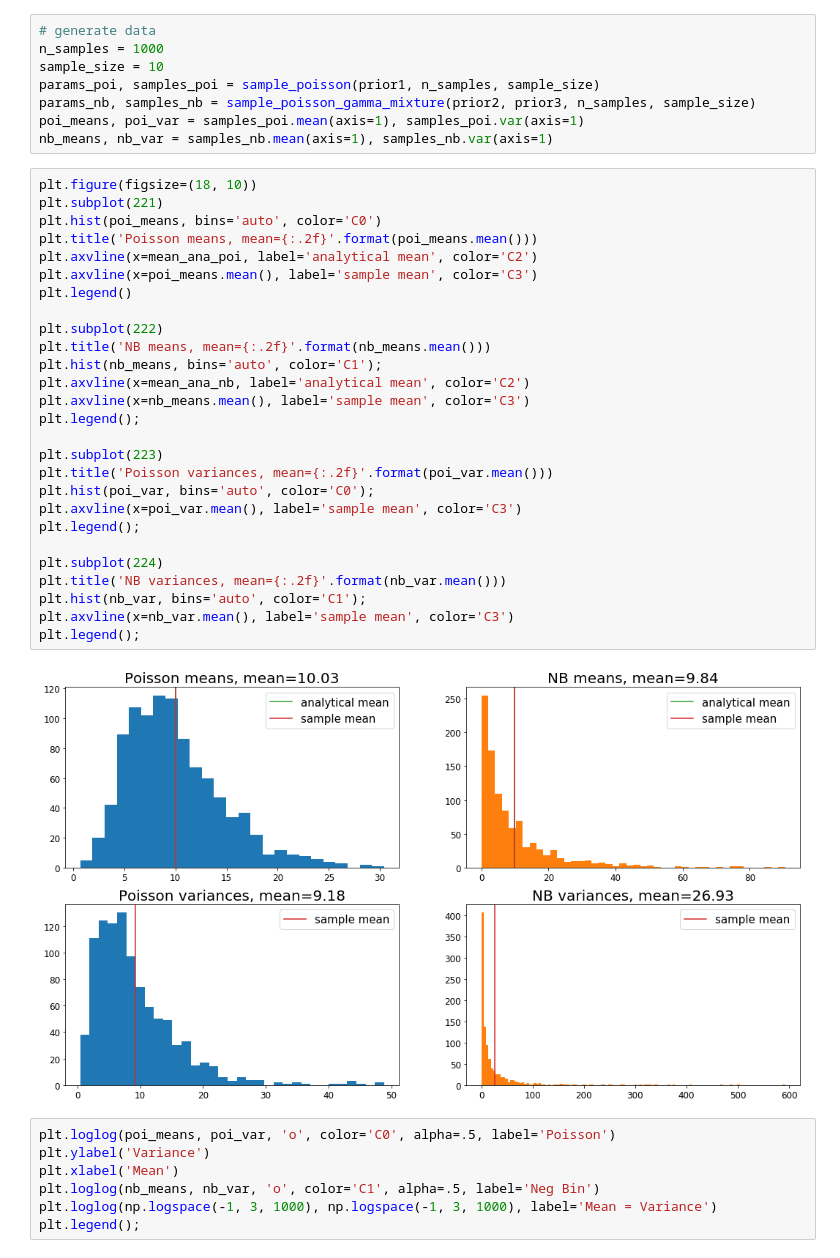
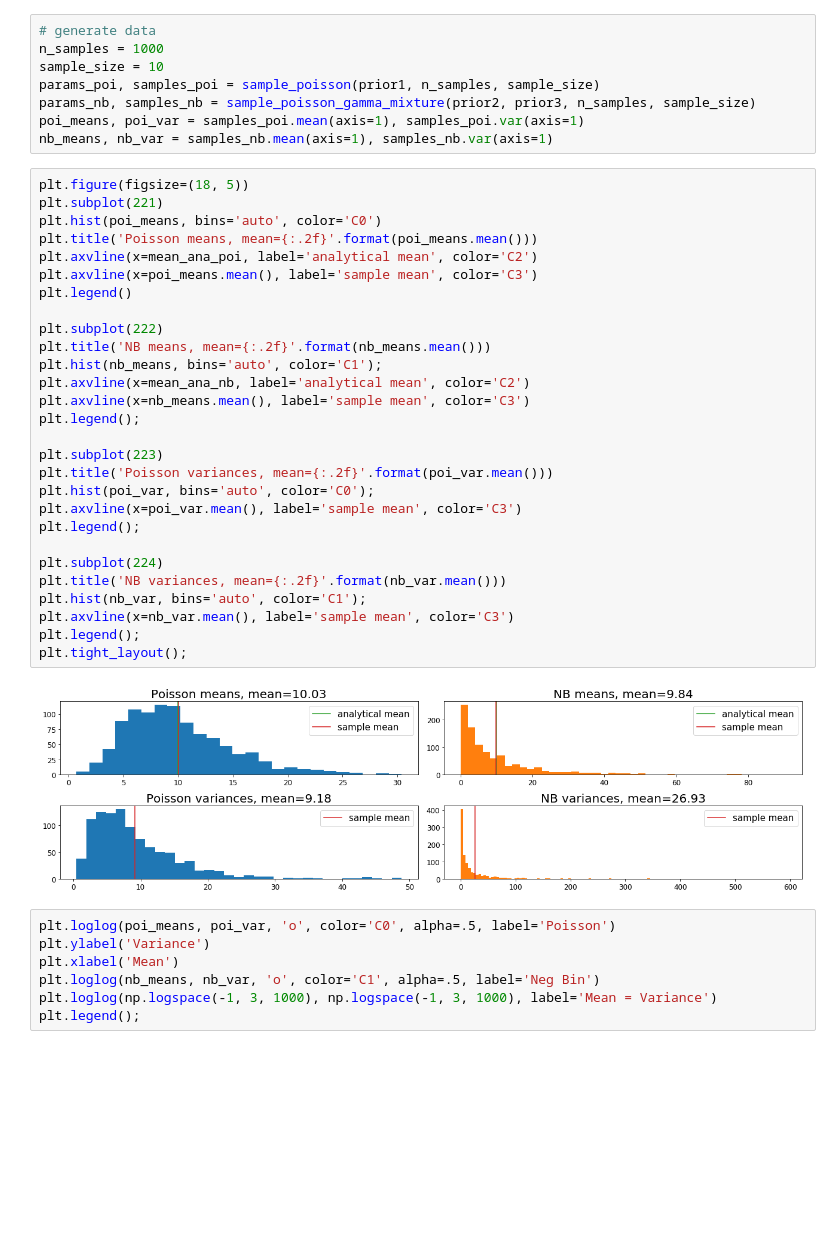
Before and after one commit to janfb/mcabc, a Jupyter notebook: notebooks/NegativeBinomial_Poisson_sampling_setup.ipynb, the cells around one changed output. Cells and saved outputs as stored; diff of their text form; blank space fills up the shorter version.

```diff
--- a/notebooks/NegativeBinomial_Poisson_sampling_setup.ipynb
+++ b/notebooks/NegativeBinomial_Poisson_sampling_setup.ipynb
@@ -135,34 +135,35 @@ params_nb, samples_nb = sample_poisson_gamma_mixture(prior2, prior3, n_samples,
 poi_means, poi_var = samples_poi.mean(axis=1), samples_poi.var(axis=1)
 nb_means, nb_var = samples_nb.mean(axis=1), samples_nb.var(axis=1)
 # %%
-plt.figure(figsize=(18, 10))
+plt.figure(figsize=(18, 5))
 plt.subplot(221)
 plt.hist(poi_means, bins='auto', color='C0')
 plt.title('Poisson means, mean={:.2f}'.format(poi_means.mean()))
 plt.axvline(x=mean_ana_poi, label='analytical mean', color='C2')
 plt.axvline(x=poi_means.mean(), label='sample mean', color='C3')
 plt.legend()
 
 plt.subplot(222)
 plt.title('NB means, mean={:.2f}'.format(nb_means.mean()))
 plt.hist(nb_means, bins='auto', color='C1');
 plt.axvline(x=mean_ana_nb, label='analytical mean', color='C2')
 plt.axvline(x=nb_means.mean(), label='sample mean', color='C3')
 plt.legend();
 
 plt.subplot(223)
 plt.title('Poisson variances, mean={:.2f}'.format(poi_var.mean()))
 plt.hist(poi_var, bins='auto', color='C0');
 plt.axvline(x=poi_var.mean(), label='sample mean', color='C3')
 plt.legend();
 
 plt.subplot(224)
 plt.title('NB variances, mean={:.2f}'.format(nb_var.mean()))
 plt.hist(nb_var, bins='auto', color='C1');
 plt.axvline(x=nb_var.mean(), label='sample mean', color='C3')
 plt.legend();
+plt.tight_layout();
 # %% [output]
-[figure, old version]
+[figure, new version]
 # %%
 plt.loglog(poi_means, poi_var, 'o', color='C0', alpha=.5, label='Poisson')
 plt.ylabel('Variance')
```
Also changed, not shown: parts of 1 cell of this notebook, 2 other files.
